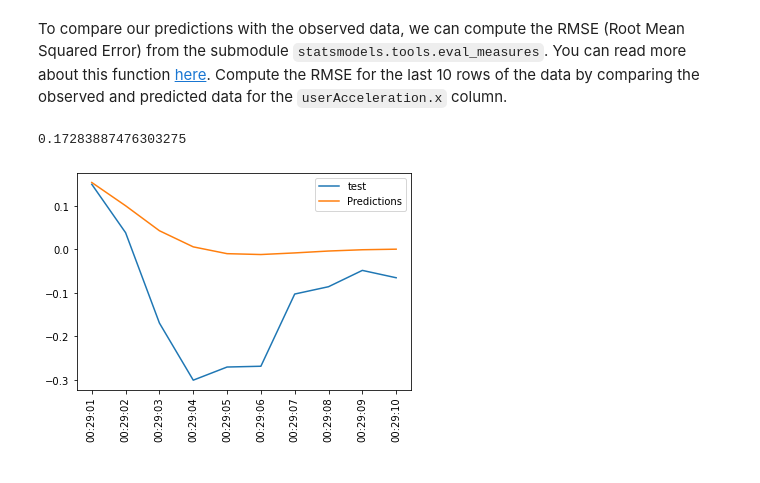
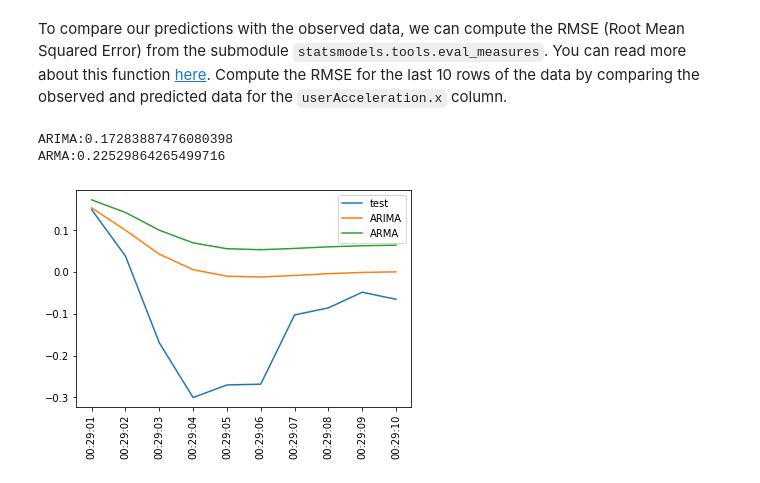
Before and after one commit to NayelySaldivar/labs_modelo_ironhack_data, a Jupyter notebook: lab-time-series/your-code/main.ipynb, the cells around one changed output. Cells and saved outputs as stored; diff of their text form; code cells hidden in the pictures.

```diff
--- a/lab-time-series/your-code/main.ipynb
+++ b/lab-time-series/your-code/main.ipynb
@@ -16,7 +18,7 @@ In this lab, we will look at a dataset of sensor data from a cellular phone. The
 
 To load the data, run the code below.
 # %%
-sensor = pd.read_csv('../sub_1.csv')
+sensor = pd.read_csv('sub_1.csv')
 sensor.drop(columns=['Unnamed: 0'], inplace=True)
 # %% [markdown]
 Examine the data using the `head` function.
@@ -135,11 +137,17 @@ from statsmodels.tsa.arima_model import ARMA
 train = sensor['userAcceleration.x'][:-10]
 test = sensor['userAcceleration.x'][-10:]
 
+# ARIMA
 model = sm.tsa.statespace.SARIMAX(train, order=(2,0,1))
 results = model.fit()
+predicciones = results.forecast(steps = 10)
 
-predicciones = results.forecast(steps = 10)
-predicciones
+# ARMA
+modelo = ARMA(train, order=(2, 1))
+model_fit = modelo.fit()
+predictions = model_fit.predict(start = '2018-01-01 00:29:01', end = '2018-01-01 00:29:10')
+
+pd.DataFrame([predicciones,predictions], index = ['ARIMA','ARMA']).T
 
 #Primero es nuestro forecast
 #Segundo son los errores estimados
@@ -162,14 +170,16 @@ To compare our predictions with the observed data, we can compute the RMSE (Root
 from statsmodels.tools.eval_measures import rmse
 
 # Raiz cuadrada del error
-rmse(test_set, predicciones)
+print(f'ARIMA:{rmse(test, predicciones)}\nARMA:{rmse(test, predictions)}')
 # %% [output]
-0.17283887476303275
+ARIMA:0.17283887476080398
+ARMA:0.22529864265499716
 # %%
 plt.plot(test, label='test')
-plt.plot(predicciones,label='Predictions')
+plt.plot(predicciones,label='ARIMA')
+plt.plot(predictions,label='ARMA')
 plt.legend()
 plt.xticks(rotation = 90)
 plt.show()
 # %% [output]
-[figure, old version]
+[figure, new version]
```
Also changed, not shown: parts of 6 cells of this notebook.
